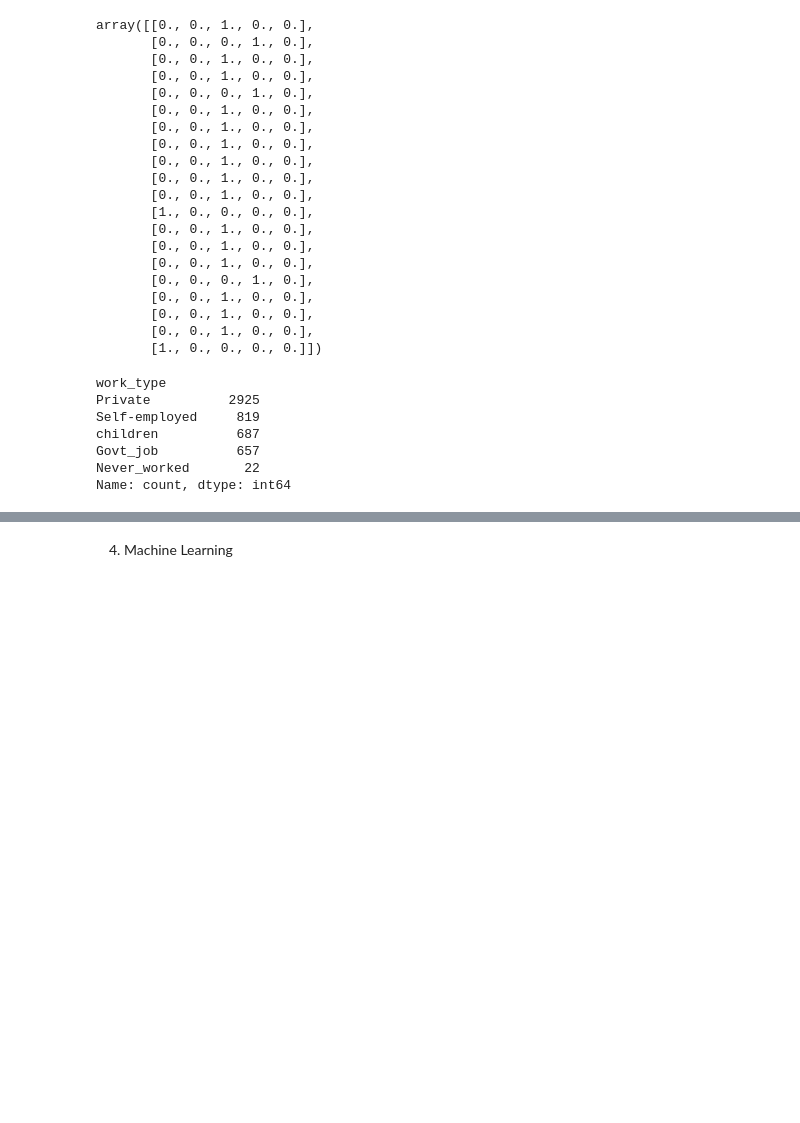
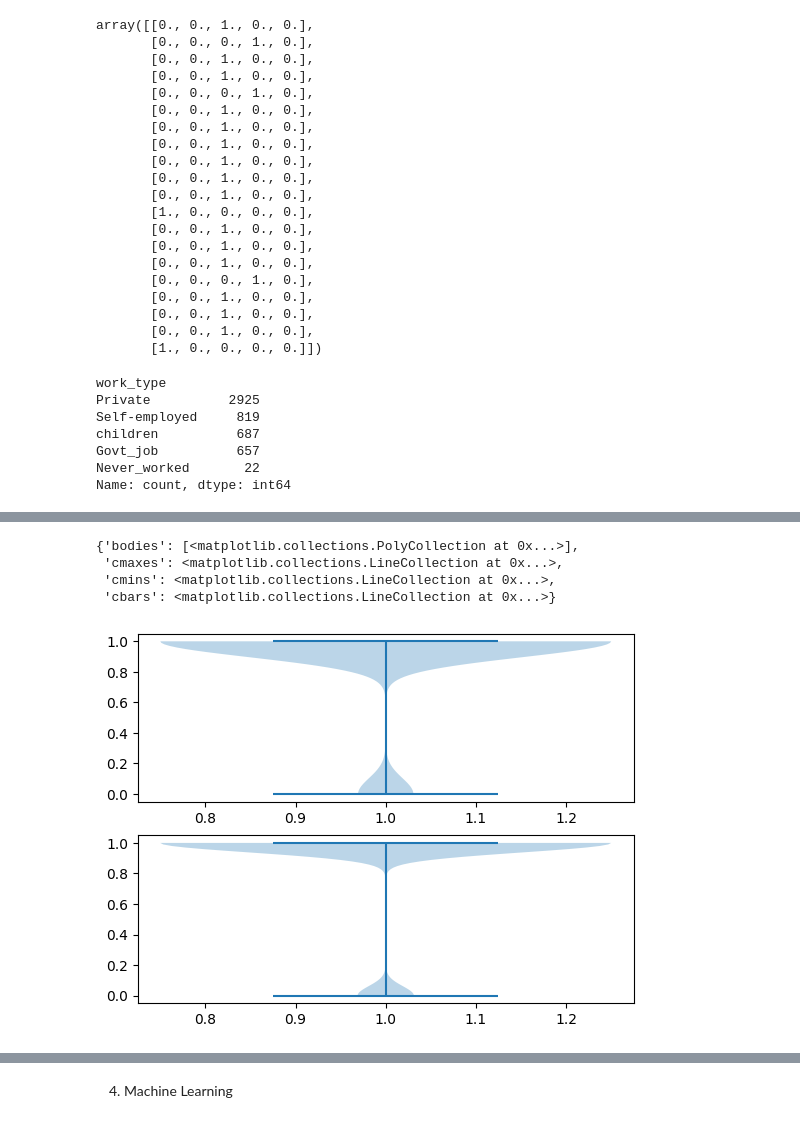
Before and after one commit to julienRactM/stroke-alert, a Jupyter notebook: julien_notebook.ipynb, the cells around one changed output, grey strips where cells are left out. Cells and saved outputs as stored; diff of their text form; code cells hidden in the pictures; blank space fills up the shorter version.

```diff
--- a/julien_notebook.ipynb
+++ b/julien_notebook.ipynb
@@ -359,0 +400,10 @@ Name: count, dtype: int64
+# %%
+fig, axs = plt.subplots(2)
+axs[0].violinplot(clean_df.ever_married[clean_df.stroke == 1])
+axs[1].violinplot(clean_df.ever_married[clean_df.stroke != 1])
+# %% [output]
+{'bodies': [<matplotlib.collections.PolyCollection at 0x...>],
+ 'cmaxes': <matplotlib.collections.LineCollection at 0x...>,
+ 'cmins': <matplotlib.collections.LineCollection at 0x...>,
+ 'cbars': <matplotlib.collections.LineCollection at 0x...>}
+[figure, added]
```
Also changed, not shown: parts of 28 cells of this notebook, 3 other files.
